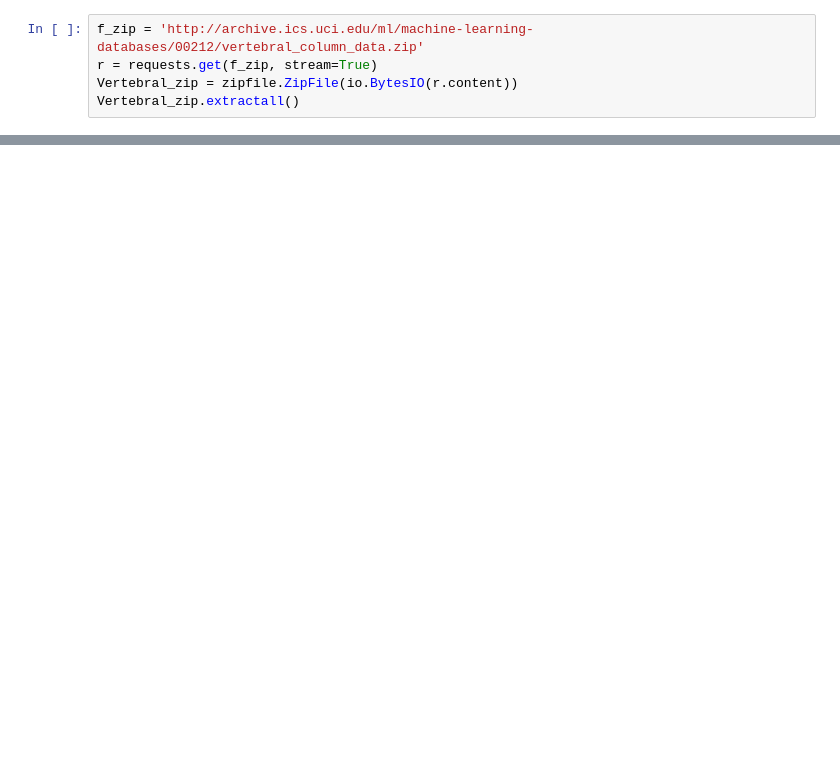
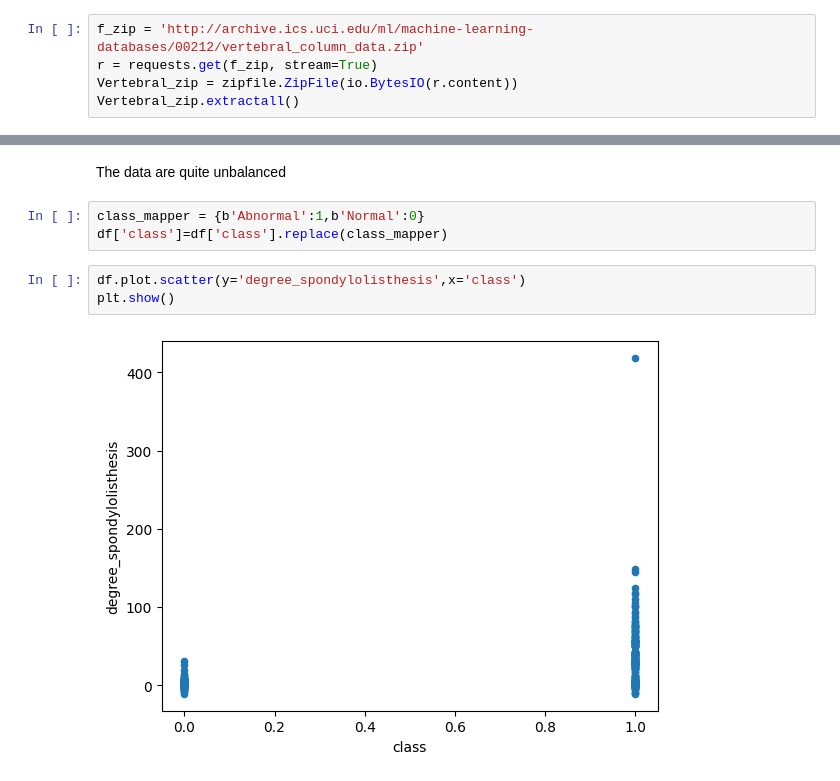
Before and after one commit to PedroFlorencioNeto/vertebral-analysis, a Jupyter notebook: VertebralColumnClassificator.ipynb, the cells around one changed output, grey strips where cells are left out. Saved outputs shown, nothing was run; the diff lists cells and outputs as text; blank space fills up the shorter version.

```diff
--- a/VertebralColumnClassificator.ipynb
+++ b/VertebralColumnClassificator.ipynb
@@ -23,0 +133,10 @@ df.head()
+# %% [markdown]
+The data are quite unbalanced
+# %%
+class_mapper = {b'Abnormal':1,b'Normal':0}
+df['class']=df['class'].replace(class_mapper)
+# %%
+df.plot.scatter(y='degree_spondylolisthesis',x='class')
+plt.show()
+# %% [output]
+[figure, added]
```
Also changed, not shown: parts of 29 cells of this notebook, 1 other file.
